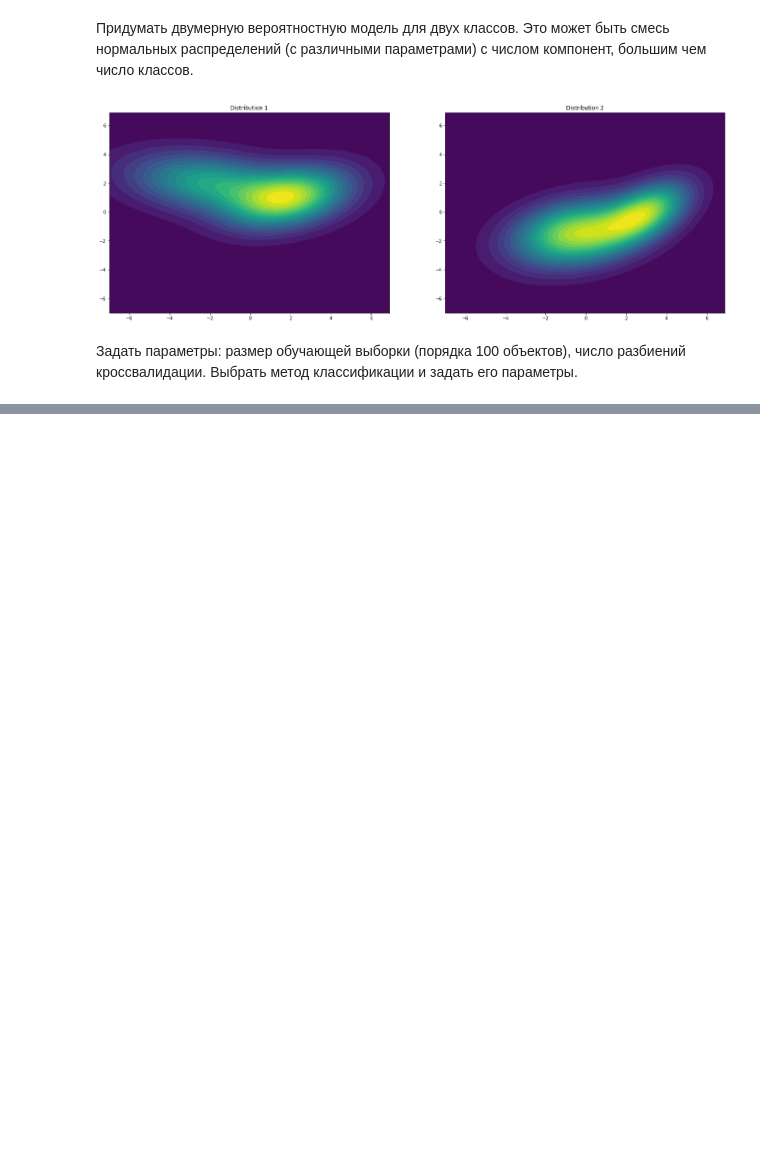
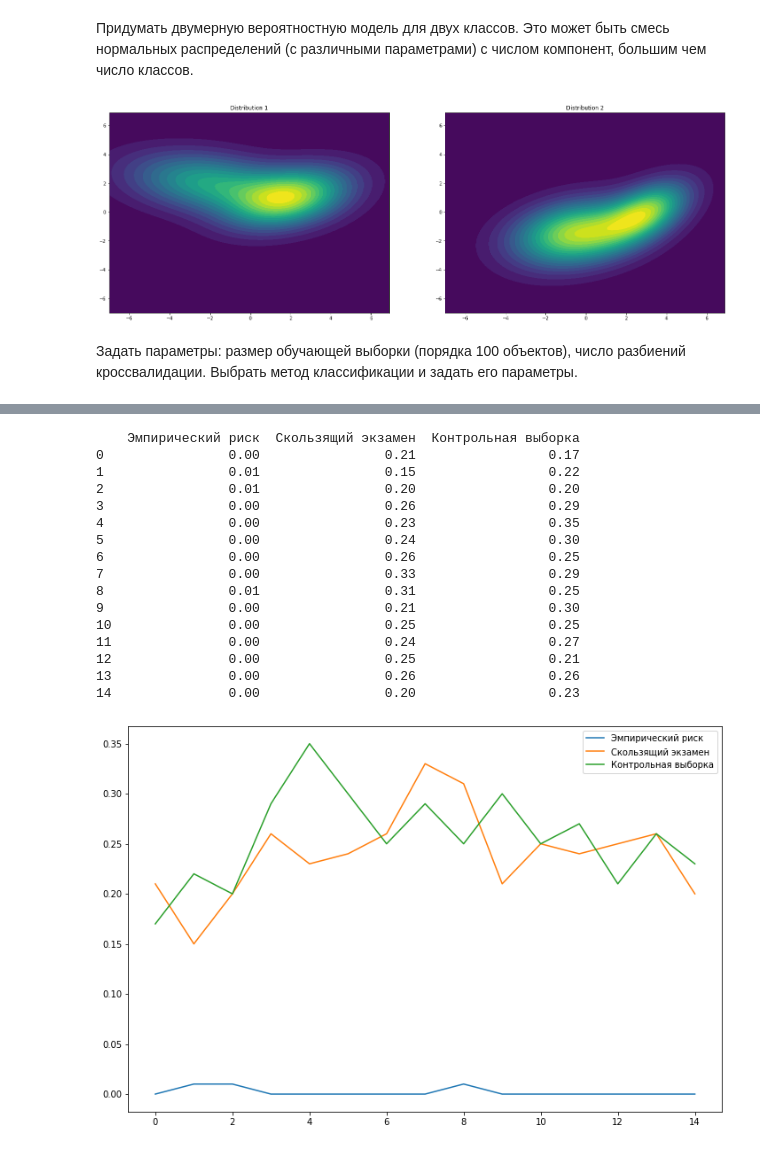
Before and after one commit to pishchev/RGR, a Jupyter notebook: RGR.ipynb, the cells around one changed output, grey strips where cells are left out. Drawn from its saved outputs; the diff is of its cells as text; code cells hidden in the pictures; blank space fills up the shorter version.

```diff
--- a/RGR.ipynb
+++ b/RGR.ipynb
@@ -212,0 +282,2 @@ ax.plot(results["Контрольная выборка"]);
+# %%
+results = score_test(RandomForestClassifierGetter(30, 20), 15)
@@ -212,0 +300,21 @@ ax.plot(results["Контрольная выборка"]);
+# %%
+print(results);
+results.plot(figsize=(12,8));
+# %% [output]
+    Эмпирический риск  Скользящий экзамен  Контрольная выборка
+0                0.00                0.21                 0.17
+1                0.01                0.15                 0.22
+2                0.01                0.20                 0.20
+3                0.00                0.26                 0.29
+4                0.00                0.23                 0.35
+5                0.00                0.24                 0.30
+6                0.00                0.26                 0.25
+7                0.00                0.33                 0.29
+8                0.01                0.31                 0.25
+9                0.00                0.21                 0.30
+10               0.00                0.25                 0.25
+11               0.00                0.24                 0.27
+12               0.00                0.25                 0.21
+13               0.00                0.26                 0.26
+14               0.00                0.20                 0.23
+[figure, added]
```
Also changed, not shown: parts of 14 cells of this notebook.
